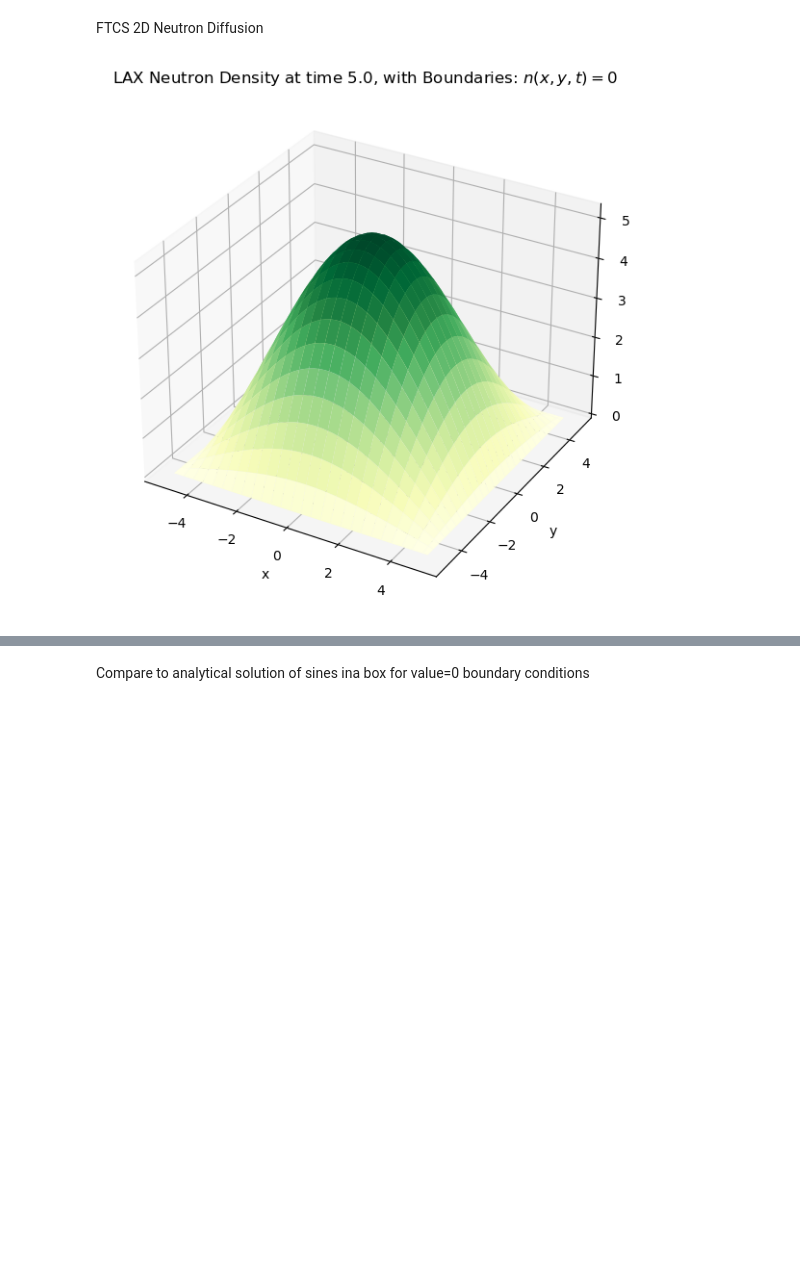
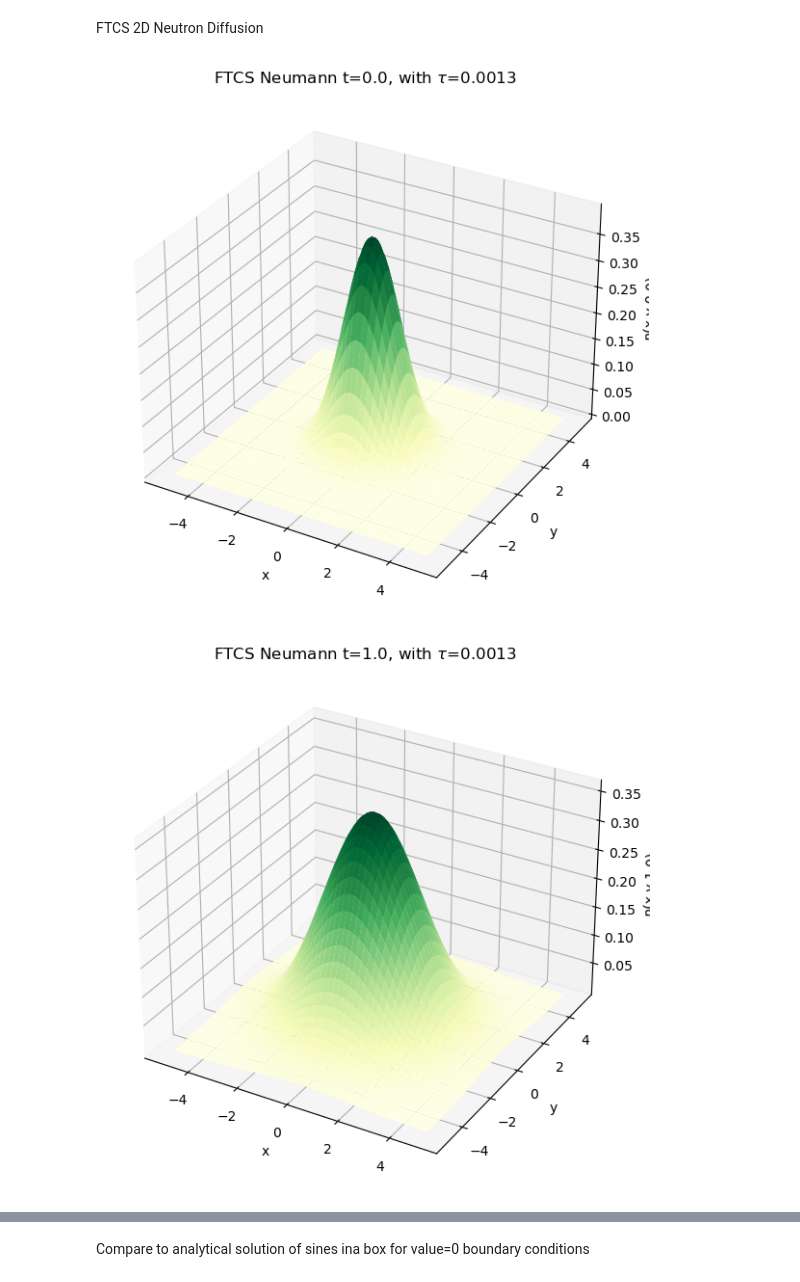
Before and after one commit to LordofDorknes/ProfHurst_PHYS240_Sp23, a Jupyter notebook: Newby/Project/Newby_Robin_Neutron_Diffusion.ipynb, the cells around one changed output, grey strips where cells are left out. Saved outputs shown, nothing was run; the diff lists cells and outputs as text; code cells hidden in the pictures; blank space fills up the shorter version.

Commit message:
probably should have comitted a few time before now

```diff
--- a/Newby/Project/Newby_Robin_Neutron_Diffusion.ipynb
+++ b/Newby/Project/Newby_Robin_Neutron_Diffusion.ipynb
@@ -14,7 +14,7 @@ def normal(x,y,sigma):
 C = 1
 D = 1
 #lattice size constants
-N=50
+N=100
 Nx=N
 Ny=N
 
@@ -28,8 +28,8 @@ alpha_pred=C-D*np.pi*np.pi*2/(L*L)# predicted lowest frequency amplification fac
 
 
 #boundary condition type
-boundType=0 #0 for value, 1 for derivative
-schemeType=1 # 0 for FTCS, 1 for LAX
+boundType=1 #0 for value, 1 for derivative
+schemeType=0 # 0 for FTCS, 1 for LAX
 
 
 
@@ -40,9 +40,12 @@ elif schemeType ==1:
 
 if boundType ==0:
     boundName = "Boundaries: $n(x,y,t) = 0$"
+    shortBoundName="Bounds n(x,y,t)=0"
+    safeBoundName="Dirichlet"
 elif boundType ==1:
     boundName= "Boundaries: $\\frac{\partial n(x,y,t)}{\partial x, y} = 0$"
-
+    shortBoundName="Bounds d n(x,y,t) dx = 0$"
+    safeBoundName="Neumann"
 
 #Value based boundary conditions
 if boundType == 0:
@@ -68,14 +71,14 @@ if boundType == 1:
 
 
 #numerical scheme constants
-tau = 0.01
+tau = 0.05
 if schemeType == 0:
     #stabletau= hx*hy/(2*D)#THIS IS THE RESULT FOR 1D,THE 2D result is:
     stabletau=(hx**2*hy**2)/(hx**2+hy**2)*1/(2*D)
     #stabletau= hx*hy/(4*D) #2d stability criterion if hx=hy
 
 elif schemeType ==1:
-    stabletau=hx*hy/(2*D)
+    stabletau=hx*hy/(4*D)
     #this is not the correct stability tau for LAX
 
 if tau > stabletau:
@@ -134,25 +137,27 @@ for timestep in range(1,max_timestep):
 
 t= np.arange(max_timestep)*tau#create time indexing variable
 # %%
+sampletimes = (0,1,2,5,10)
 
-sampleTime=5
+for sampleTime in sampletimes:
 
-t_slice_index=np.argmin(np.abs(t-sampleTime))
+    t_slice_index=np.argmin(np.abs(t-sampleTime))
 
-timeslice=t[t_slice_index]
-fig = plt.figure(figsize=(7,7))
-ax = fig.add_subplot(projection='3d')
-xp, yp = np.meshgrid(x, y)
+    timeslice=t[t_slice_index]
+    fig = plt.figure(figsize=(7,7))
+    ax = fig.add_subplot(projection='3d')
+    xp, yp = np.meshgrid(x, y)
 
-ax.plot_surface(xp, yp, evolution[:,:,t_slice_index], rstride=2, cstride=2, cmap='YlGn')
-ax.set_xlabel('x')
-ax.set_ylabel('y')
-ax.set_zlabel(f'n(x,y,{timeslice:.1f})')
-plotitle=f'{schemeName} Neutron Density at time {timeslice:.1f}, with {boundName}'
-ignore=ax.set_title(plotitle)
-#ignore variable captures output that would otherwise get in the way
+    ax.plot_surface(xp, yp, evolution[:,:,t_slice_index], rstride=2, cstride=2, cmap='YlGn')
+    ax.set_xlabel('x')
+    ax.set_ylabel('y')
 
+    plotitle=f'{schemeName} {safeBoundName} t={timeslice:.1f}, with $\\tau$={tau:.4f}'
+    ignore=ax.set_title(plotitle)
+    #ignore variable captures output that would otherwise get in the way
+    ax.set_zlabel(f'n(x,y,{timeslice:.1f})')
 
-plt.savefig('my_plot.png')
+    plt.savefig(f'plots\\{schemeName}\\{schemeName} tau={tau:.4f} t={timeslice:.1f} {shortBoundName}.png')
 # %% [output]
-[figure, old version]
+[figure, new version]
+[figure, added]
```
Also changed, not shown: parts of 6 cells of this notebook.
